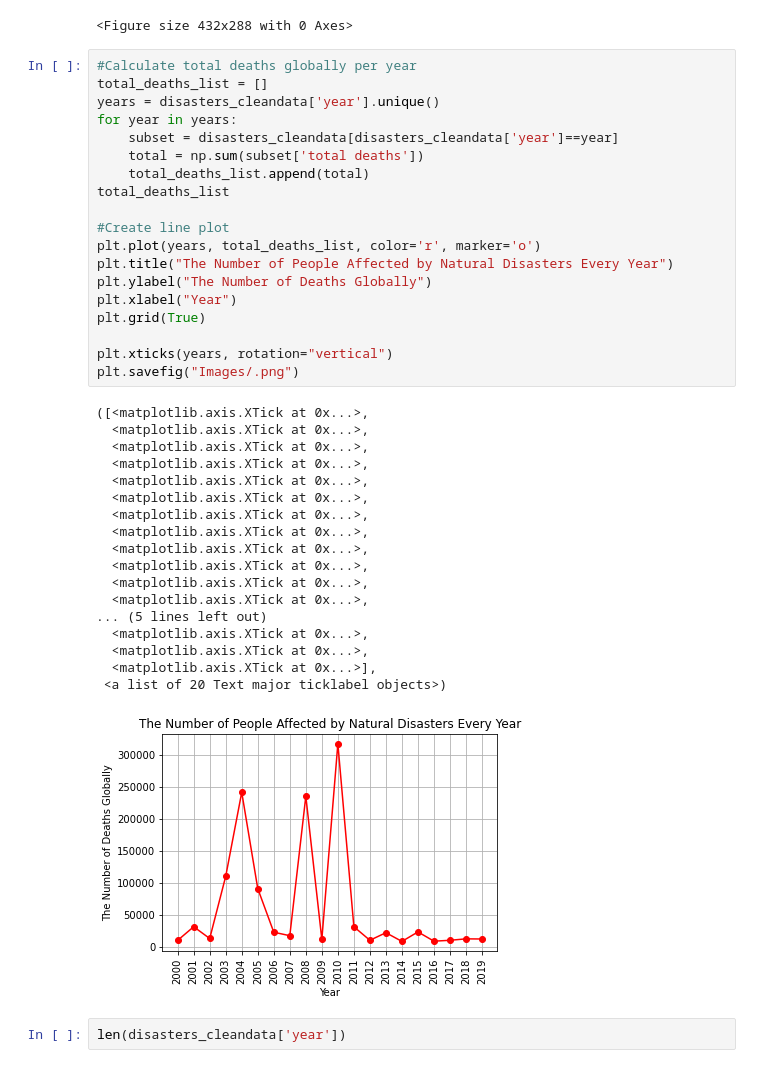
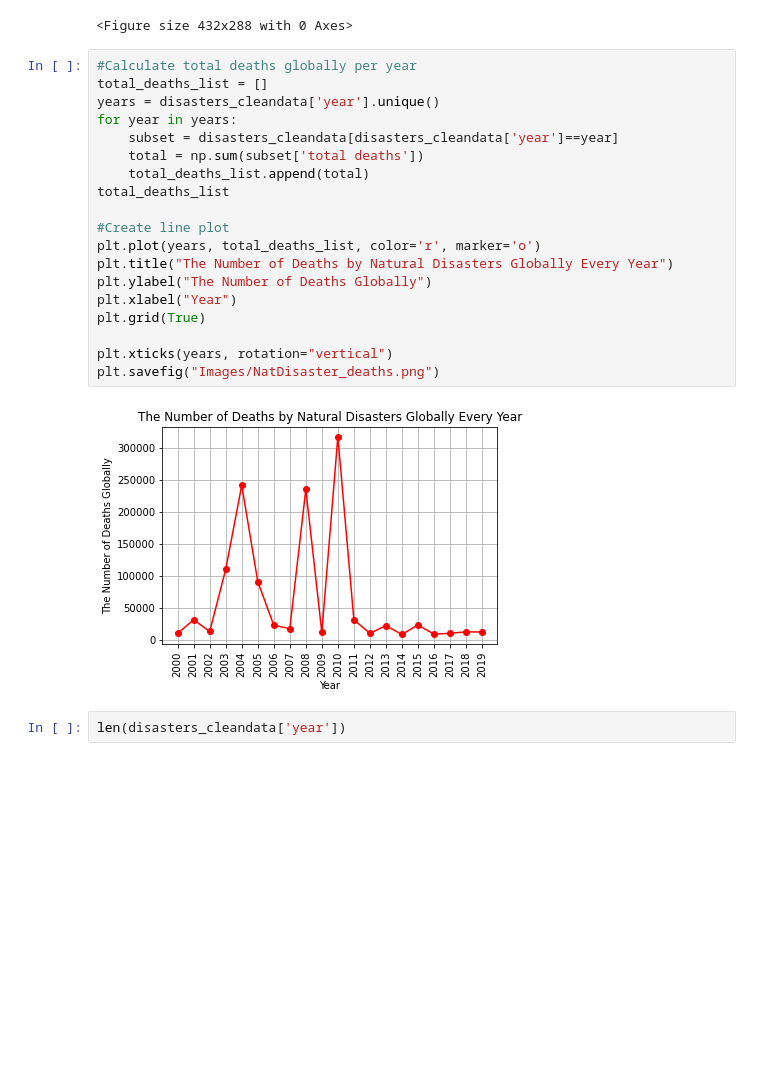
Before and after one commit to moriahtaylor1/climate-change-analysis, a Jupyter notebook: extreme_weather.ipynb, the cells around one changed output. Drawn from its saved outputs; the diff is of its cells as text; blank space fills up the shorter version.

Commit message:
Saved plots to images folder

```diff
--- a/extreme_weather.ipynb
+++ b/extreme_weather.ipynb
@@ -86,41 +86,24 @@ plt.savefig("Images/AvgTemp_per_country.png")
 # %%
 #Calculate total deaths globally per year
 total_deaths_list = []
 years = disasters_cleandata['year'].unique()
 for year in years:
     subset = disasters_cleandata[disasters_cleandata['year']==year]
     total = np.sum(subset['total deaths'])
     total_deaths_list.append(total)
 total_deaths_list
 
 #Create line plot
 plt.plot(years, total_deaths_list, color='r', marker='o')
-plt.title("The Number of People Affected by Natural Disasters Every Year")
+plt.title("The Number of Deaths by Natural Disasters Globally Every Year")
 plt.ylabel("The Number of Deaths Globally")
 plt.xlabel("Year")
 plt.grid(True)
 
 plt.xticks(years, rotation="vertical")
-plt.savefig("Images/.png")
+plt.savefig("Images/NatDisaster_deaths.png")
 # %% [output]
-([<matplotlib.axis.XTick at 0x...>,
-  <matplotlib.axis.XTick at 0x...>,
-  <matplotlib.axis.XTick at 0x...>,
-  <matplotlib.axis.XTick at 0x...>,
-  <matplotlib.axis.XTick at 0x...>,
-  <matplotlib.axis.XTick at 0x...>,
-  <matplotlib.axis.XTick at 0x...>,
-  <matplotlib.axis.XTick at 0x...>,
-  <matplotlib.axis.XTick at 0x...>,
-  <matplotlib.axis.XTick at 0x...>,
-  <matplotlib.axis.XTick at 0x...>,
-  <matplotlib.axis.XTick at 0x...>,
-... (5 lines left out)
-  <matplotlib.axis.XTick at 0x...>,
-  <matplotlib.axis.XTick at 0x...>,
-  <matplotlib.axis.XTick at 0x...>],
- <a list of 20 Text major ticklabel objects>)
-[figure, old version]
+[figure, new version]
 # %%
 len(disasters_cleandata['year'])
 # %% [output]
```
Also changed, not shown: parts of 1 cell of this notebook.
